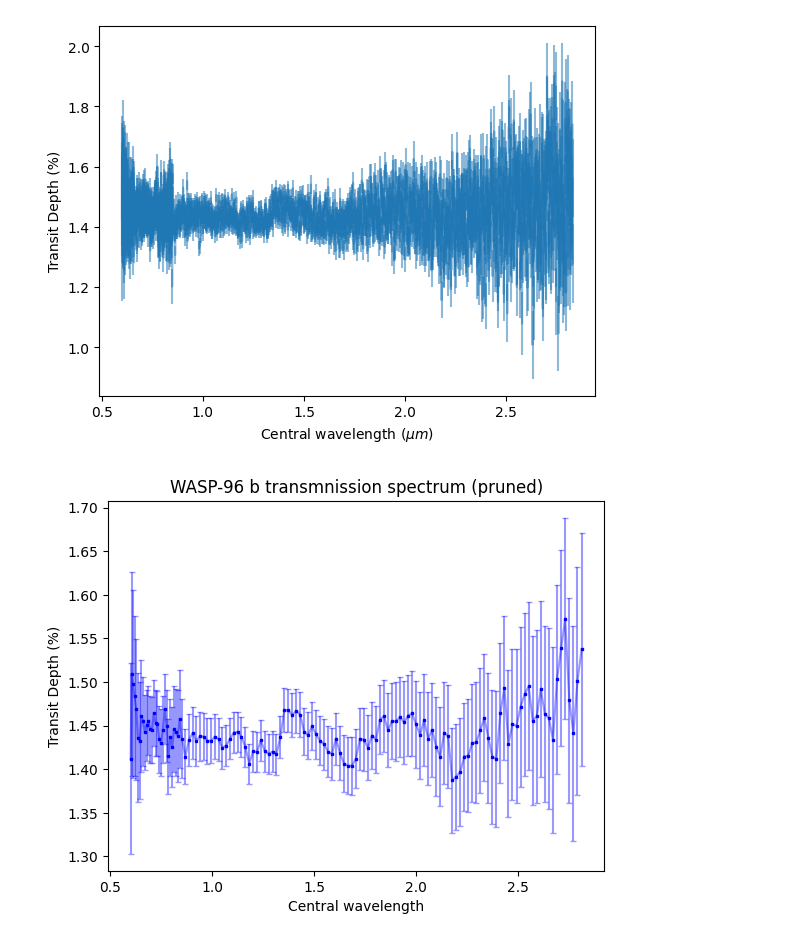
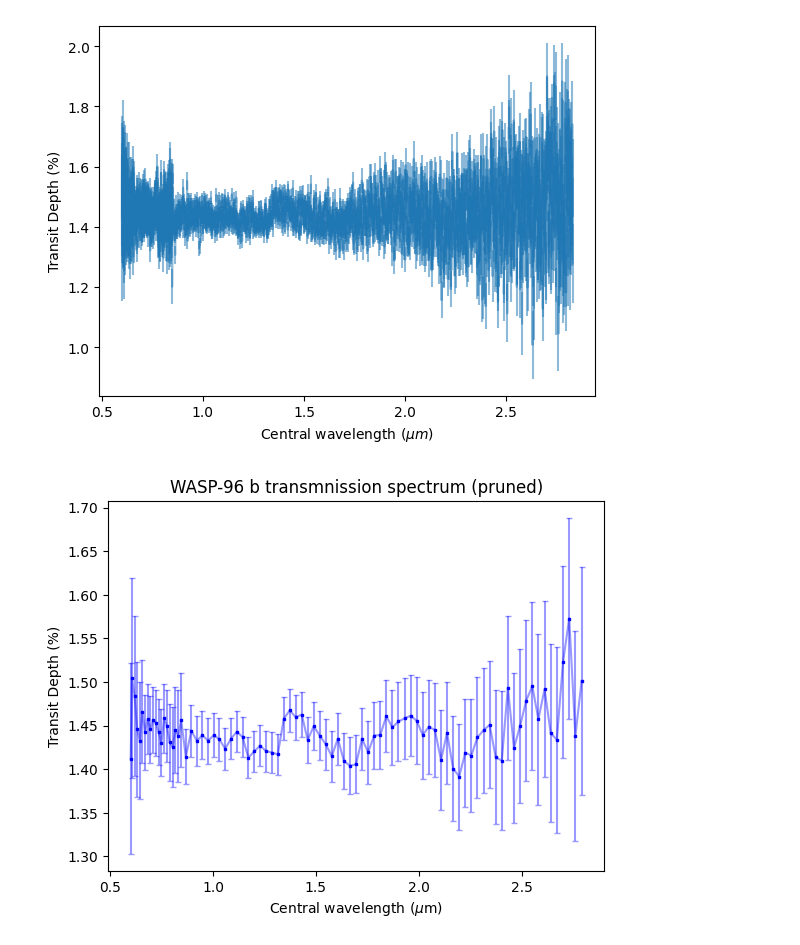
Before and after one commit to tiziano1590/comp_astro_24, a Jupyter notebook: assignment3/Assignment3_B.ipynb, the cells around one changed output. Cells and saved outputs as stored; diff of their text form; code cells hidden in the pictures.

```diff
--- a/assignment3/Assignment3_B.ipynb
+++ b/assignment3/Assignment3_B.ipynb
@@ -15,12 +15,12 @@ plt.ylabel('Transit Depth (%)')
 Text(0, 0.5, 'Transit Depth (%)')
 [figure]
 # %%
-df_rol = df.rolling(30, step=20, min_periods=1).mean()
+df_rol = df.rolling(30, step=30, min_periods=1).mean()
 plt.errorbar(df_rol['CENTRALWAVELENGTH'], df_rol['PL_TRANDEP'], df_rol['PL_TRANDEPERR1'], capsize=2, alpha=0.4, color='blue')
 plt.plot(df_rol['CENTRALWAVELENGTH'], df_rol['PL_TRANDEP'], color='blue', linestyle='', marker='s', markersize=2)
-plt.xlabel('Central wavelength')
+plt.xlabel(r'Central wavelength ($\mu$m)')
 plt.ylabel('Transit Depth (%)')
 plt.title('WASP-96 b transmnission spectrum (pruned)')
 plt.savefig('WASP-96b_spectrum_assignment3_taskB.png')
 # %% [output]
-[figure, old version]
+[figure, new version]
```
Also changed, not shown: 1 other file.
